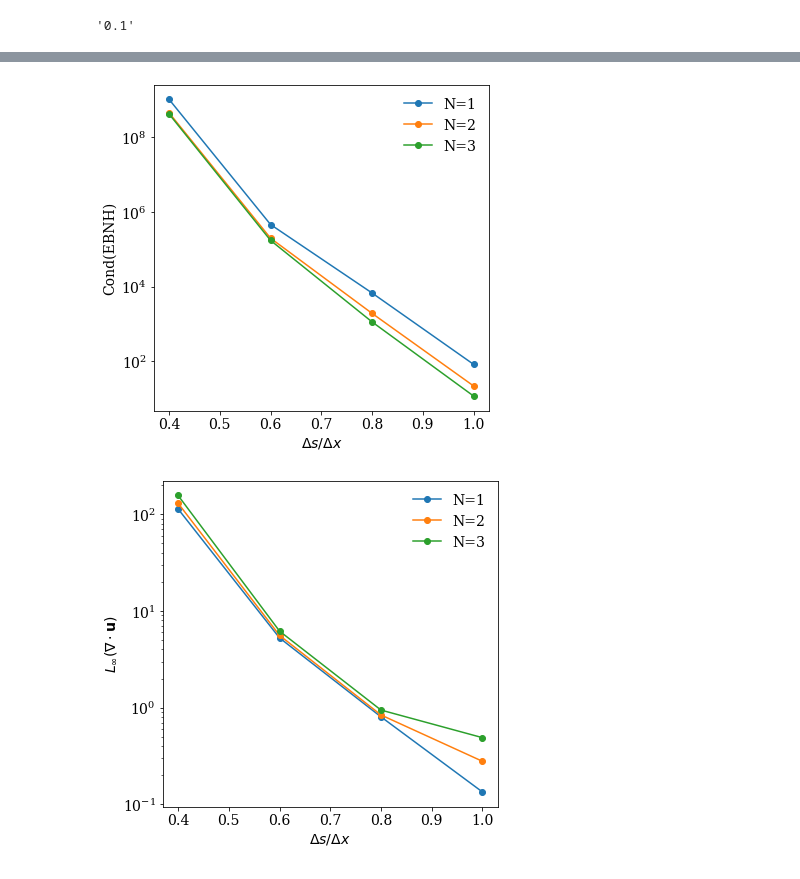
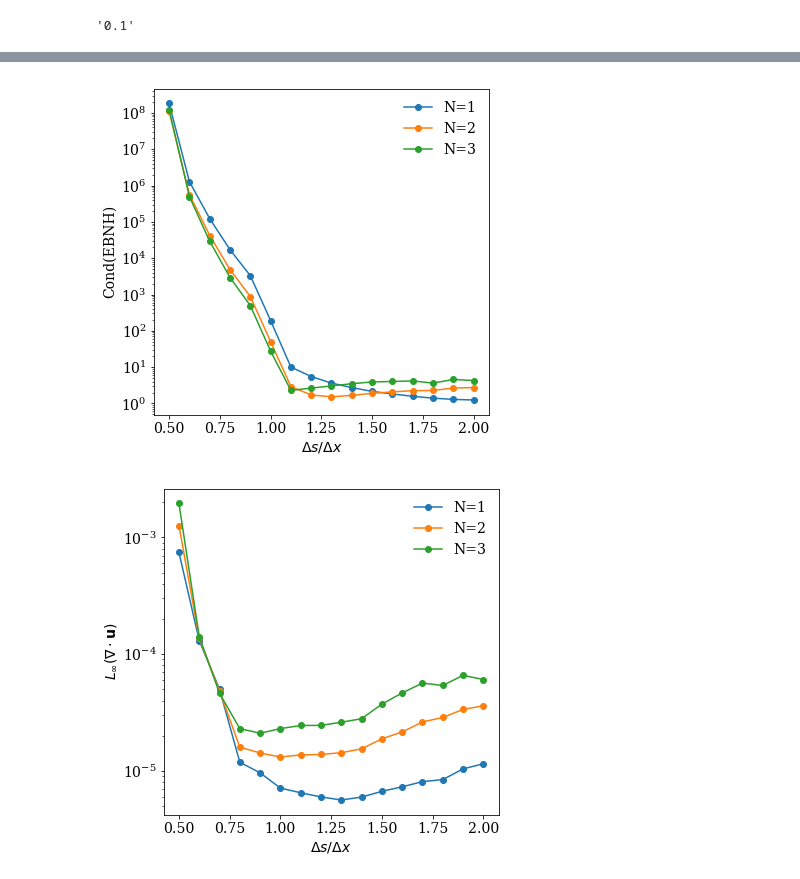
Before and after one commit to mesnardo/pyibm, a Jupyter notebook: examples/taylorgreenvortex.ipynb, the cells around one changed output, grey strips where cells are left out. Drawn from its saved outputs; the diff is of its cells as text; code cells hidden in the pictures.

```diff
--- a/examples/taylorgreenvortex.ipynb
+++ b/examples/taylorgreenvortex.ipynb
@@ -148,9 +100,10 @@ def assemble_operators(gridx, gridy, gridc, body,
     # Create the scaling diagonal matrix R.
     R = pyibm.assemble_R(gridx, gridy)
     # Assemble delta kernel operator.
+    kernel = pyibm.delta_roma_et_al_1999
+    kernel_size = 2
     Op = pyibm.assemble_delta(body, gridc, gridx, gridy,
-                              kernel=pyibm.delta_roma_et_al_1999,
-                              kernel_size=2)
+                              kernel=kernel, kernel_size=kernel_size)
     # Create the interpolation operator (as implemented in PetIBM).
     EHat = Op @ R @ MHat
     # Create the speading operator (as implemented in PetIBM).
@@ -161,4 +114,4 @@ def assemble_operators(gridx, gridy, gridc, body,
 # %%
 DHat, BN, EHat, HHat, EBNH = assemble_operators(gridx, gridy, gridc,
                                                 body, N=1,
-                                                dt=0.01, Re=100.0)
+                                                dt=0.001, Re=100.0)
@@ -283,9 +292,8 @@ plot_contourf(gridy, v, levels=levels, axis=axis, body=body);
 # %%
 # Compute and plot the divergence of the velocity field.
 div = DHat @ vel
-print_stats(div)
-_, div_box = solution_in_box(div, gridc, box=(1.0, 5.0, 1.0, 5.0))
+_, div_box = get_sub_field(div, gridc, box=(0.25, 0.75, 0.25, 0.75))
 print_stats(div_box)
-plot_contourf(gridc, div, body=body,
-              levels=numpy.linspace(-0.1, 0.1, num=20));
+plot_contourf(div,gridc, body=body, body_plot_kwargs=dict(color='C3'),
+              levels=numpy.linspace(-0.001, 0.001, num=20));
 # %% [output]
@@ -304,8 +308,9 @@ def analysis(ds_values, N=1, dt=0.01, Re=100.0, verbose=False):
     l_inf_div = []
     for ds in ds_values:
         # Create immersed body.
-        radius, center = 1.0, (numpy.pi, numpy.pi)
-        body = pyibm.Body(*circle(R=radius, center=center, ds=ds),
+        offset_x, offset_y = 0.0, 0.0
+        R, center = 0.25, (0.5 + offset_x, 0.5 + offset_y)
+        body = pyibm.Body(*circle(R=R, center=center, ds=ds),
                           grid=gridc)
         # Create initial conditions.
         vel, vel_B = get_initial_conditions(gridx, gridy, body, t, nu)
@@ -326,8 +331,8 @@ def analysis(ds_values, N=1, dt=0.01, Re=100.0, verbose=False):
 
         # Compute divergence of the velocity field.
         div = D @ vel
-        _, div_box = solution_in_box(div, gridc,
-                                     box=(1.0, 5.0, 1.0, 5.0))
+        _, div_box = get_sub_field(div, gridc,
+                                   box=(0.25, 0.75, 0.25, 0.75))
         l_inf_div.append(numpy.max(numpy.abs(div_box)))
 
         if verbose:
@@ -371,24 +377,25 @@ ax.legend(frameon=False);
 # %%
-ds_values = numpy.array([dx, 0.8 * dx, 0.6 * dx, 0.4 * dx])
+ratios = numpy.arange(0.5, 2.0 + 0.1, 0.1)
+ds_values = ratios * dx
 cond_EBNH1, l_inf_div1 = analysis(ds_values, N=1, dt=1.0, Re=1.0)
 cond_EBNH2, l_inf_div2 = analysis(ds_values, N=2, dt=1.0, Re=1.0)
 cond_EBNH3, l_inf_div3 = analysis(ds_values, N=3, dt=1.0, Re=1.0)
 
 fig, ax = pyplot.subplots(figsize=(6.0, 6.0))
 ax.set_xlabel(r'$\Delta s / \Delta x$')
 ax.set_ylabel('Cond(EBNH)')
-ax.semilogy(ds_values / dx, cond_EBNH1, label='N=1', marker='o')
-ax.semilogy(ds_values / dx, cond_EBNH2, label='N=2', marker='o')
-ax.semilogy(ds_values / dx, cond_EBNH3, label='N=3', marker='o')
+ax.semilogy(ratios, cond_EBNH1, label='N=1', marker='o')
+ax.semilogy(ratios, cond_EBNH2, label='N=2', marker='o')
+ax.semilogy(ratios, cond_EBNH3, label='N=3', marker='o')
 ax.legend(frameon=False);
 
 fig, ax = pyplot.subplots(figsize=(6.0, 6.0))
 ax.set_xlabel(r'$\Delta s / \Delta x$')
 ax.set_ylabel(r'$L_\infty (\nabla \cdot \mathbf{u})$')
-ax.semilogy(ds_values / dx, l_inf_div1, label='N=1', marker='o')
-ax.semilogy(ds_values / dx, l_inf_div2, label='N=2', marker='o')
-ax.semilogy(ds_values / dx, l_inf_div3, label='N=3', marker='o')
+ax.semilogy(ratios, l_inf_div1, label='N=1', marker='o')
+ax.semilogy(ratios, l_inf_div2, label='N=2', marker='o')
+ax.semilogy(ratios, l_inf_div3, label='N=3', marker='o')
 ax.legend(frameon=False);
 # %% [output]
-[figure, old version]
+[figure, new version]
-[figure, old version]
+[figure, new version]
```
Also changed, not shown: parts of 27 cells of this notebook, 1 other file.
